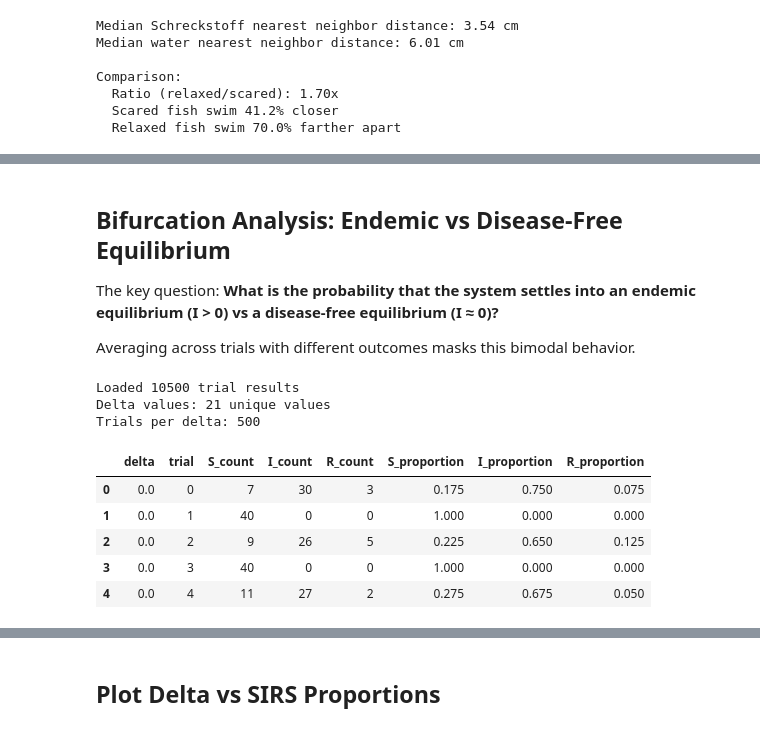
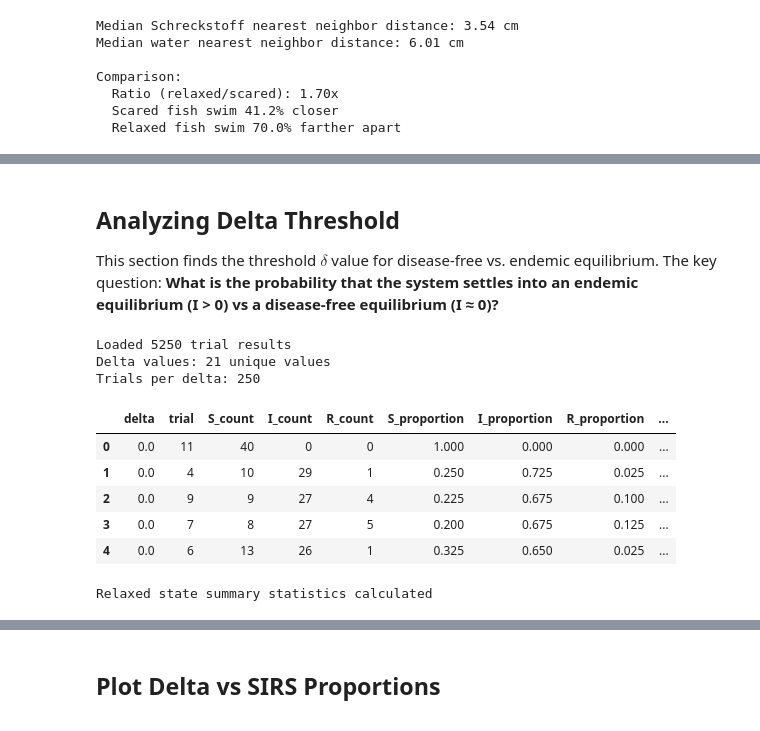
Before and after one commit to byarbrough/scaredfish, a Jupyter notebook: threshold_analysis.ipynb, the cells around one changed output, grey strips where cells are left out. Saved outputs shown, nothing was run; the diff lists cells and outputs as text; code cells hidden in the pictures.

```diff
--- a/threshold_analysis.ipynb
+++ b/threshold_analysis.ipynb
@@ -364,23 +472,52 @@ r_std = summary[("R_proportion", "std")].values
 # %% [markdown]
-## Bifurcation Analysis: Endemic vs Disease-Free Equilibrium
+## Analyzing Delta Threshold
 
+This section finds the threshold $\delta$ value for disease-free vs. endemic equilibrium.
 The key question: **What is the probability that the system settles into an endemic equilibrium (I > 0) vs a disease-free equilibrium (I ≈ 0)?**
-
-Averaging across trials with different outcomes masks this bimodal behavior.
 # %%
 # Load detailed trial-by-trial results
-detailed = pd.read_csv("threshold_detailed_results-shreck.csv")
+detailed = pd.read_csv("threshold_relaxed_detailed_results.csv")
 print(f"Loaded {len(detailed)} trial results")
 print(f"Delta values: {detailed['delta'].nunique()} unique values")
 print(f"Trials per delta: {len(detailed) // detailed['delta'].nunique()}")
 detailed.head()
 # %% [output]
-Loaded 10500 trial results
+Loaded 5250 trial results
 Delta values: 21 unique values
-Trials per delta: 500
+Trials per delta: 250
-|  | delta | trial | S_count | I_count | R_count | S_proportion | I_proportion | R_proportion |
-| 0 | 0.0 | 0 | 7 | 30 | 3 | 0.175 | 0.750 | 0.075 |
-| 1 | 0.0 | 1 | 40 | 0 | 0 | 1.000 | 0.000 | 0.000 |
-| 2 | 0.0 | 2 | 9 | 26 | 5 | 0.225 | 0.650 | 0.125 |
-| 3 | 0.0 | 3 | 40 | 0 | 0 | 1.000 | 0.000 | 0.000 |
-| 4 | 0.0 | 4 | 11 | 27 | 2 | 0.275 | 0.675 | 0.050 |
+|  | delta | trial | S_count | I_count | R_count | S_proportion | I_proportion | R_proportion | ... |
+| 0 | 0.0 | 11 | 40 | 0 | 0 | 1.000 | 0.000 | 0.000 | ... |
+| 1 | 0.0 | 4 | 10 | 29 | 1 | 0.250 | 0.725 | 0.025 | ... |
+| 2 | 0.0 | 9 | 9 | 27 | 4 | 0.225 | 0.675 | 0.100 | ... |
+| 3 | 0.0 | 7 | 8 | 27 | 5 | 0.200 | 0.675 | 0.125 | ... |
+| 4 | 0.0 | 6 | 13 | 26 | 1 | 0.325 | 0.650 | 0.025 | ... |
+# %%
+# Calculate summary statistics for RELAXED state
+summary_relaxed = detailed.groupby("delta").agg(
+    {
+        "S_proportion": ["mean", "std"],
+        "I_proportion": ["mean", "std"],
+        "R_proportion": ["mean", "std"],
+    }
+)
+
+# Extract arrays for plotting
+delta_values = summary_relaxed.index.values
+s_mean_relaxed = summary_relaxed["S_proportion"]["mean"].values
+s_std_relaxed = summary_relaxed["S_proportion"]["std"].values
+i_mean_relaxed = summary_relaxed["I_proportion"]["mean"].values
+i_std_relaxed = summary_relaxed["I_proportion"]["std"].values
+r_mean_relaxed = summary_relaxed["R_proportion"]["mean"].values
+r_std_relaxed = summary_relaxed["R_proportion"]["std"].values
+
+# For backward compatibility with existing plots that use delta_values, s_mean, etc.
+s_mean = s_mean_relaxed
+s_std = s_std_relaxed
+i_mean = i_mean_relaxed
+i_std = i_std_relaxed
+r_mean = r_mean_relaxed
+r_std = r_std_relaxed
+
+print("Relaxed state summary statistics calculated")
+# %% [output]
+Relaxed state summary statistics calculated
```
Also changed, not shown: parts of 22 cells of this notebook, 9 other files.
